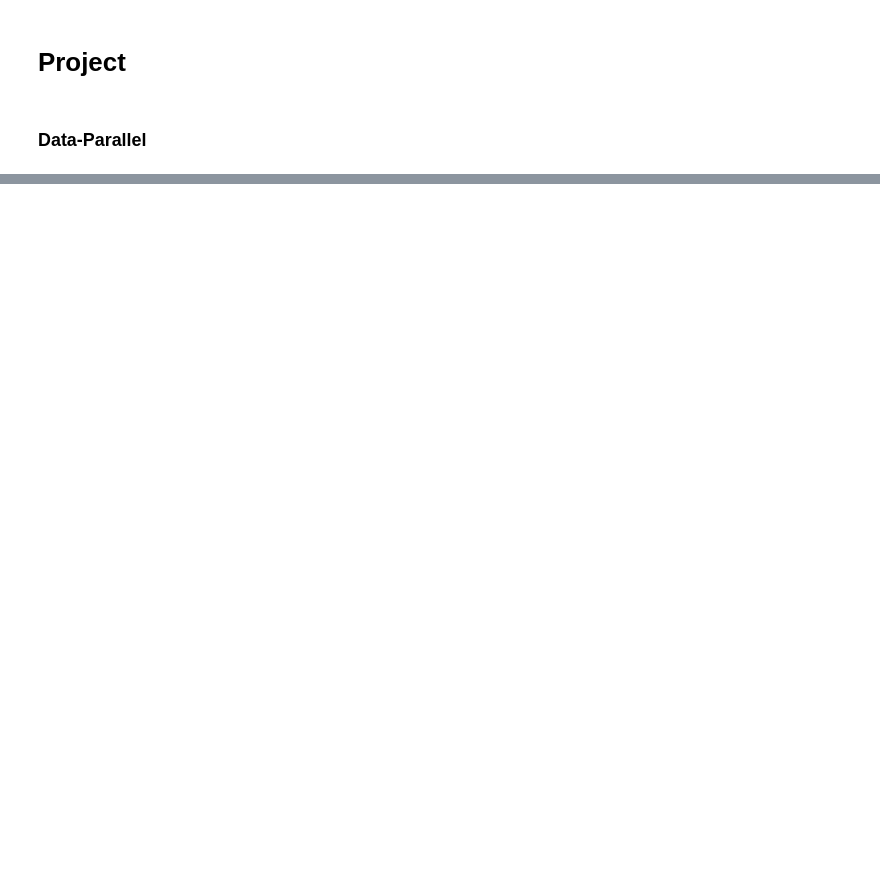
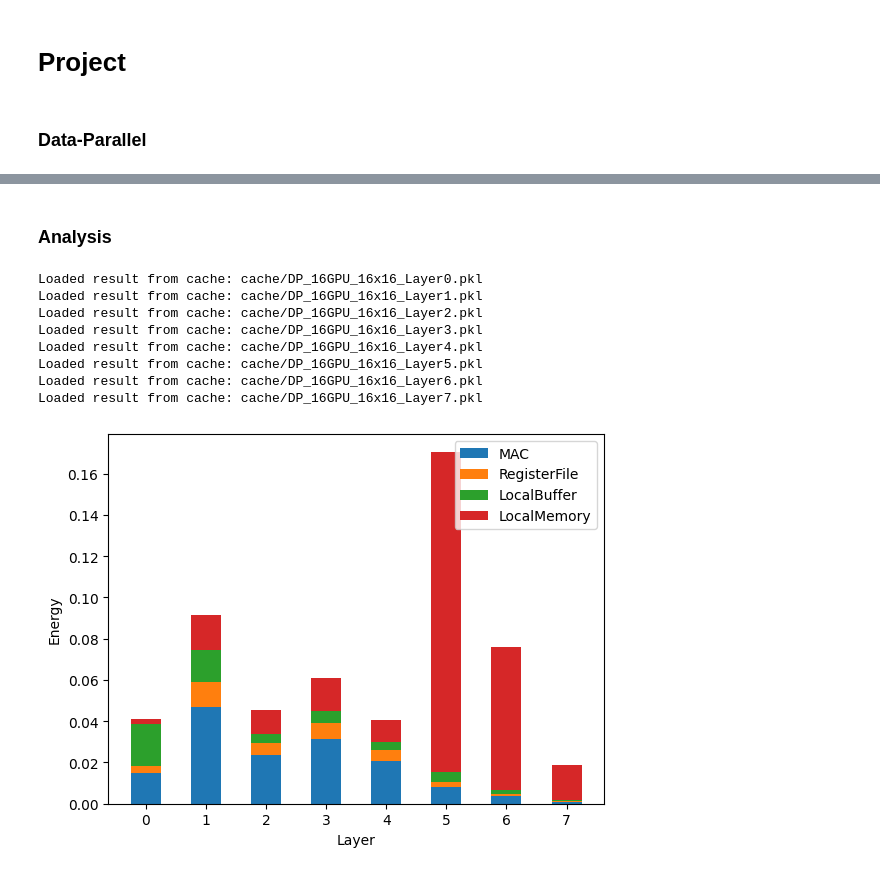
Before and after one commit to jennyli12/65930-final-project, a Jupyter notebook: workspace/project/project.ipynb, the cells around one changed output, grey strips where cells are left out. Drawn from its saved outputs; the diff is of its cells as text; code cells hidden in the pictures; blank space fills up the shorter version.

Commit message:
Caching and some graphing

```diff
--- a/workspace/project/project.ipynb
+++ b/workspace/project/project.ipynb
@@ -77,0 +110,6 @@ NUM_GPUS = [16,]
+# %%
+for num_gpus in NUM_GPUS:
+    for pe_array_size in PE_ARRAY_SIZES:
+        for problem in LAYERS:
+            result = get_result_data_parallel(problem, num_gpus, pe_array_size)
+            print(result)
@@ -139,0 +170,6 @@ layer_shapes/alexnet/0.yaml 105846.4368 93702400
+# %%
+for num_gpus in NUM_GPUS:
+    for pe_array_size in PE_ARRAY_SIZES:
+        for problem in LAYERS:
+            result = get_result_tensor_parallel(problem, num_gpus, pe_array_size)
+            print(result)
@@ -139,0 +194,37 @@ layer_shapes/alexnet/0.yaml 105846.4368 93702400
+# %% [markdown]
+### Analysis
+# %%
+bar_chart_data = {}
+for problem in LAYERS:
+    result = get_result_data_parallel(problem, 16, 16)
+    for component, energy in result['per_component_energy'].items():
+        if component not in bar_chart_data:
+            bar_chart_data[component] = []
+        bar_chart_data[component].append(energy)
+# print(bar_chart_data)
+
+layers = ("0", "1", "2", "3", "4", "5", "6", "7")
+width = 0.5
+
+fig, ax = plt.subplots()
+bottom = np.zeros(8)
+
+for component, energy in bar_chart_data.items():
+    p = ax.bar(layers, energy, width, label=component, bottom=bottom)
+    bottom += energy
+
+ax.set_xlabel("Layer")
+ax.set_ylabel("Energy")
+ax.legend(loc="upper right")
+
+plt.show()
+# %% [output]
+Loaded result from cache: cache/DP_16GPU_16x16_Layer0.pkl
+Loaded result from cache: cache/DP_16GPU_16x16_Layer1.pkl
+Loaded result from cache: cache/DP_16GPU_16x16_Layer2.pkl
+Loaded result from cache: cache/DP_16GPU_16x16_Layer3.pkl
+Loaded result from cache: cache/DP_16GPU_16x16_Layer4.pkl
+Loaded result from cache: cache/DP_16GPU_16x16_Layer5.pkl
+Loaded result from cache: cache/DP_16GPU_16x16_Layer6.pkl
+Loaded result from cache: cache/DP_16GPU_16x16_Layer7.pkl
+[figure, added]
```
Also changed, not shown: parts of 18 cells of this notebook, 1 other file.
